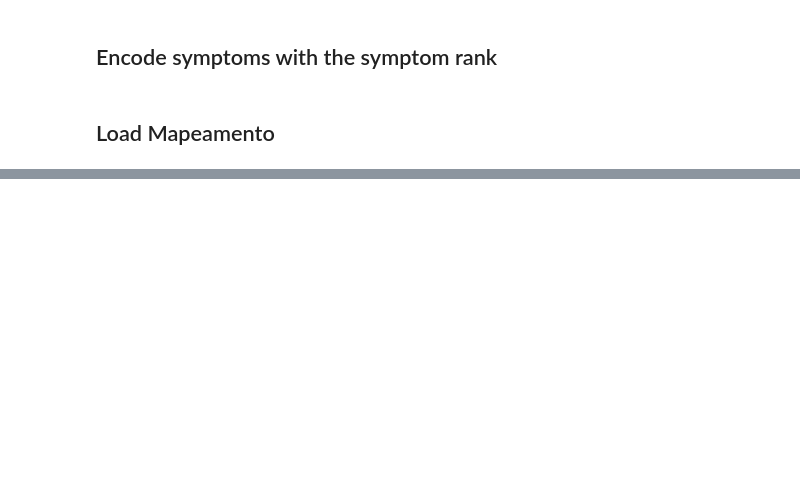
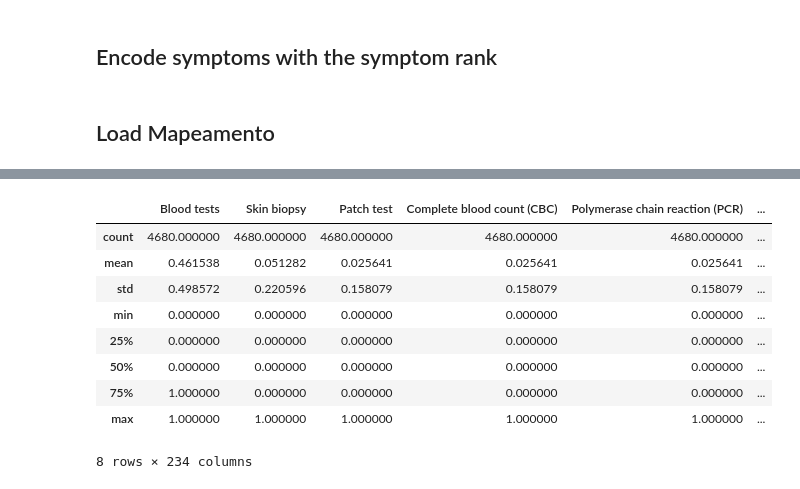
Before and after one commit to SusanaMarques/QuickCheck-RecommendationSystem, a Jupyter notebook: dataTest1.ipynb, the cells around one changed output, grey strips where cells are left out. Drawn from its saved outputs; the diff is of its cells as text; code cells hidden in the pictures; blank space fills up the shorter version.

```diff
--- a/dataTest1.ipynb
+++ b/dataTest1.ipynb
@@ -82,0 +195,26 @@ mapeamento.head()
+# %%
+finalDfCols= np.concatenate([onlyTestCols,onlySymptomsCols])
+finalDfCols = np.insert(finalDfCols, 0, 'Disease')
+
+
+dfValues = []
+for elem in processedDataf.values:
+    for testLine in testsDf.values:
+        if(testLine[0]==elem[0]):
+            line= np.concatenate([testLine, elem[1:]])
+            dfValues.append(line)
+
+finalDf = pd.DataFrame(data=dfValues, columns=finalDfCols)
+finalDf.to_csv("./Data/final.csv", index=False)
+finalDf.describe()
+# %% [output]
+|  | Blood tests | Skin biopsy | Patch test | Complete blood count (CBC) | Polymerase chain reaction (PCR) | ... |
+| count | 4680.000000 | 4680.000000 | 4680.000000 | 4680.000000 | 4680.000000 | ... |
+| mean | 0.461538 | 0.051282 | 0.025641 | 0.025641 | 0.025641 | ... |
+| std | 0.498572 | 0.220596 | 0.158079 | 0.158079 | 0.158079 | ... |
+| min | 0.000000 | 0.000000 | 0.000000 | 0.000000 | 0.000000 | ... |
+| 25% | 0.000000 | 0.000000 | 0.000000 | 0.000000 | 0.000000 | ... |
+| 50% | 0.000000 | 0.000000 | 0.000000 | 0.000000 | 0.000000 | ... |
+| 75% | 1.000000 | 0.000000 | 0.000000 | 0.000000 | 0.000000 | ... |
+| max | 1.000000 | 1.000000 | 1.000000 | 1.000000 | 1.000000 | ... |
+8 rows × 234 columns
```
Also changed, not shown: parts of 10 cells of this notebook, 5 other files.
